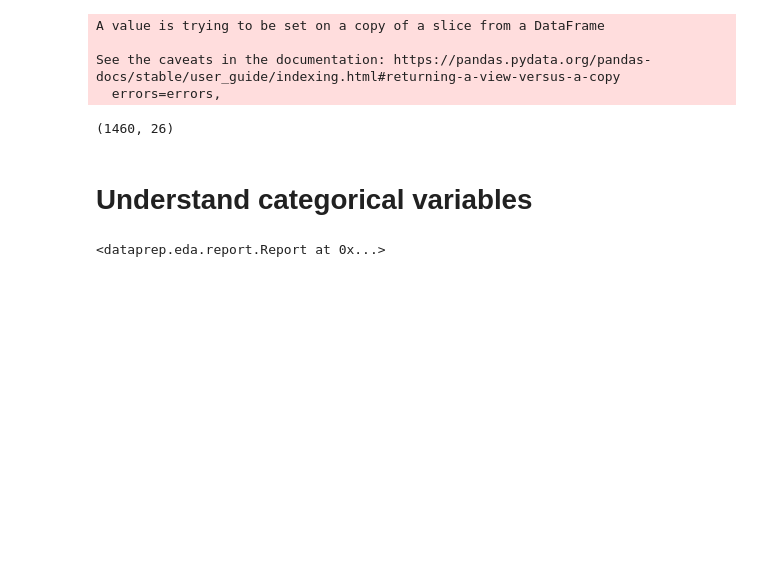
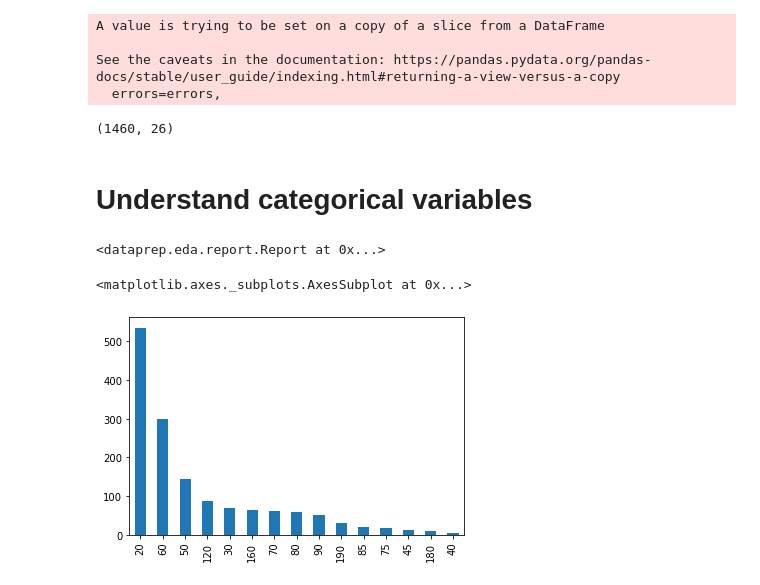
Before and after one commit to janvionl/housePricesPredictionKaggle, a Jupyter notebook: house_PricesPrediction.ipynb, the cells around one changed output. Cells and saved outputs as stored; diff of their text form; code cells hidden in the pictures; blank space fills up the shorter version.

```diff
--- a/house_PricesPrediction.ipynb
+++ b/house_PricesPrediction.ipynb
@@ -15,10 +19,10 @@ pd.set_option('display.max_column', 85)
 # Data loading
 # %%
 # Train dataset
-train_df = pd.read_csv("train.csv")
+train_df = pd.read_csv("house-prices-train.csv")
 
 # Test dataset
-test_df = pd.read_csv("test.csv")
+test_df = pd.read_csv("house-prices-test.csv")
 # %% [markdown]
 # Visualize Data
 # %%
@@ -193,3 +201,8 @@ See the caveats in the documentation: https://pandas.pydata.org/pandas-docs/stab
 plot(train_df_categorical.drop(["MSSubClass", "OverallQual", "OverallCond"], axis = 1))
 # %% [output]
 <dataprep.eda.report.Report at 0x...>
+# %%
+train_df_categorical["MSSubClass"].value_counts().plot(kind = "bar")
+# %% [output]
+<matplotlib.axes._subplots.AxesSubplot at 0x...>
+[figure, added]
```
Also changed, not shown: parts of 129 cells of this notebook, 2 other files.
